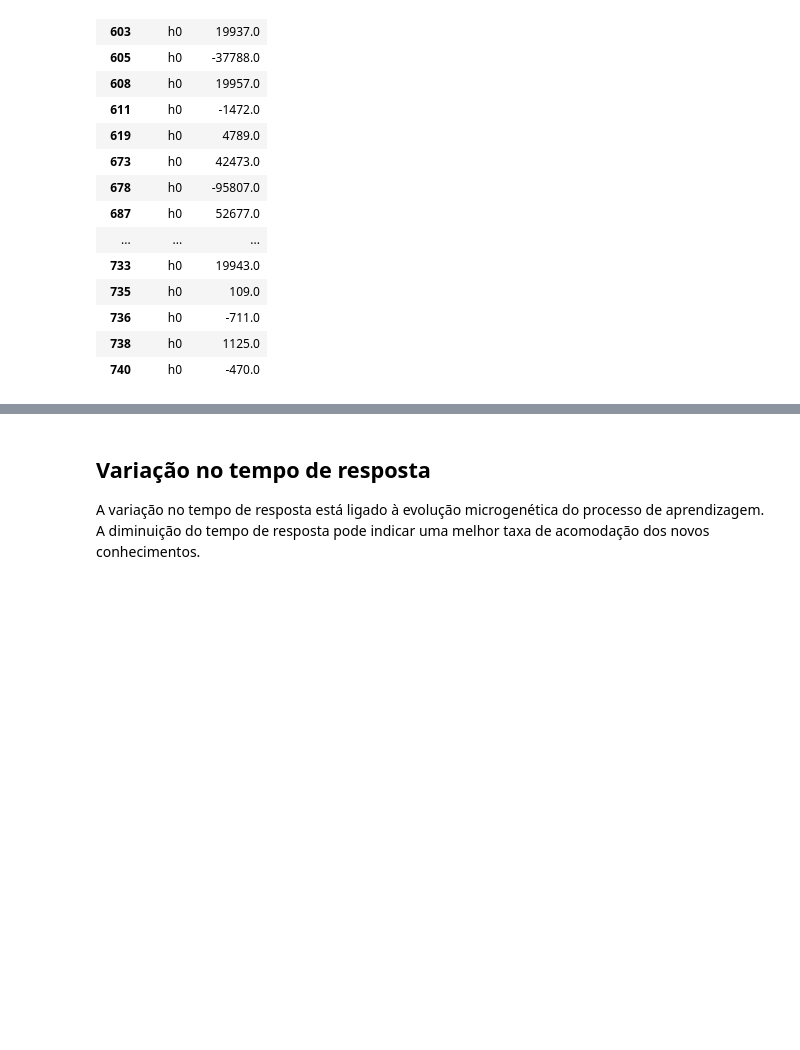
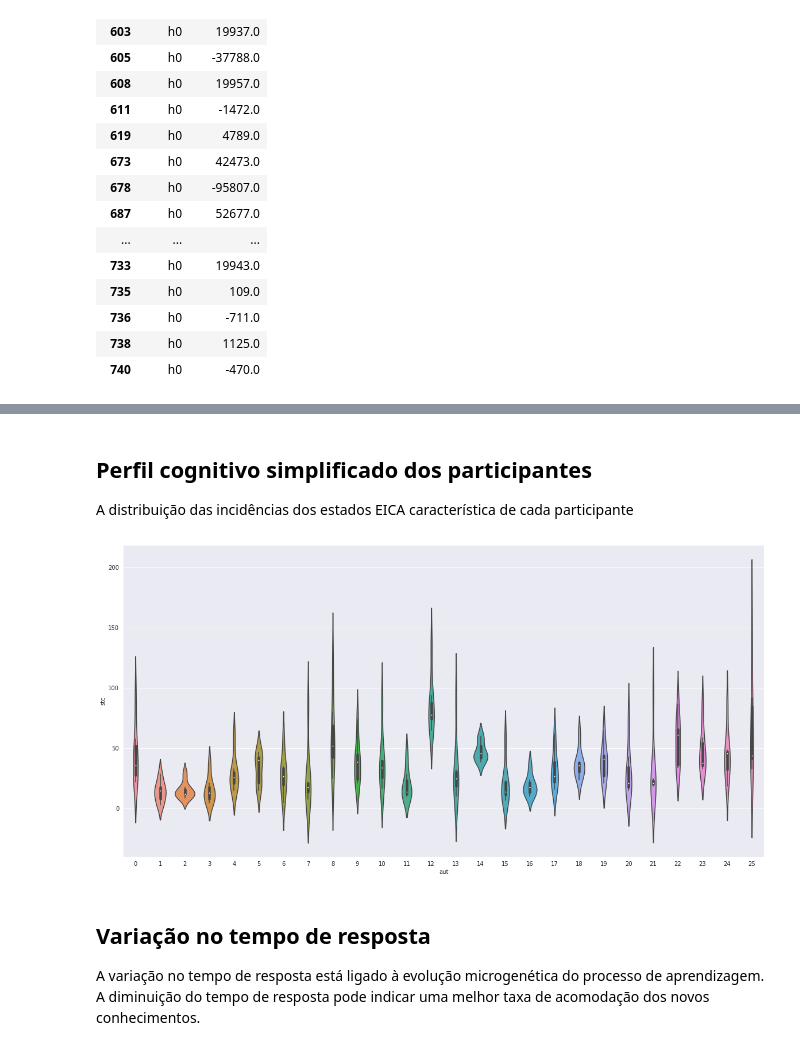
Before and after one commit to labase/data_edu, a Jupyter notebook: ipnb/organelas.ipynb, the cells around one changed output, grey strips where cells are left out. Cells and saved outputs as stored; diff of their text form; code cells hidden in the pictures; blank space fills up the shorter version.

```diff
--- a/ipnb/organelas.ipynb
+++ b/ipnb/organelas.ipynb
@@ -471,3 +537,14 @@ print(len(linear_time_space), len(yw))
+# %% [markdown]
+## Perfil cognitivo simplificado dos participantes
+A distribuição das incidências dos estados EICA característica de cada participante
+# %%
+dfss = [x for _, x in df_st_cnt.groupby('aut')]
+b1 = dfss[7]
+b1.tail(20)
+sns.violinplot(x="aut", y="stc", data=df_st_cnt) # , 36, 26, 3])
+plt.gcf().set_size_inches(20, 10)
+# %% [output]
+[figure, added]
 # %% [markdown]
 ## Variação no tempo de resposta
 A variação no tempo de resposta está ligado à evolução microgenética do processo de aprendizagem. A diminuição do tempo de resposta pode indicar uma melhor taxa de acomodação dos novos conhecimentos.
```
Also changed, not shown: parts of 9 cells of this notebook.
